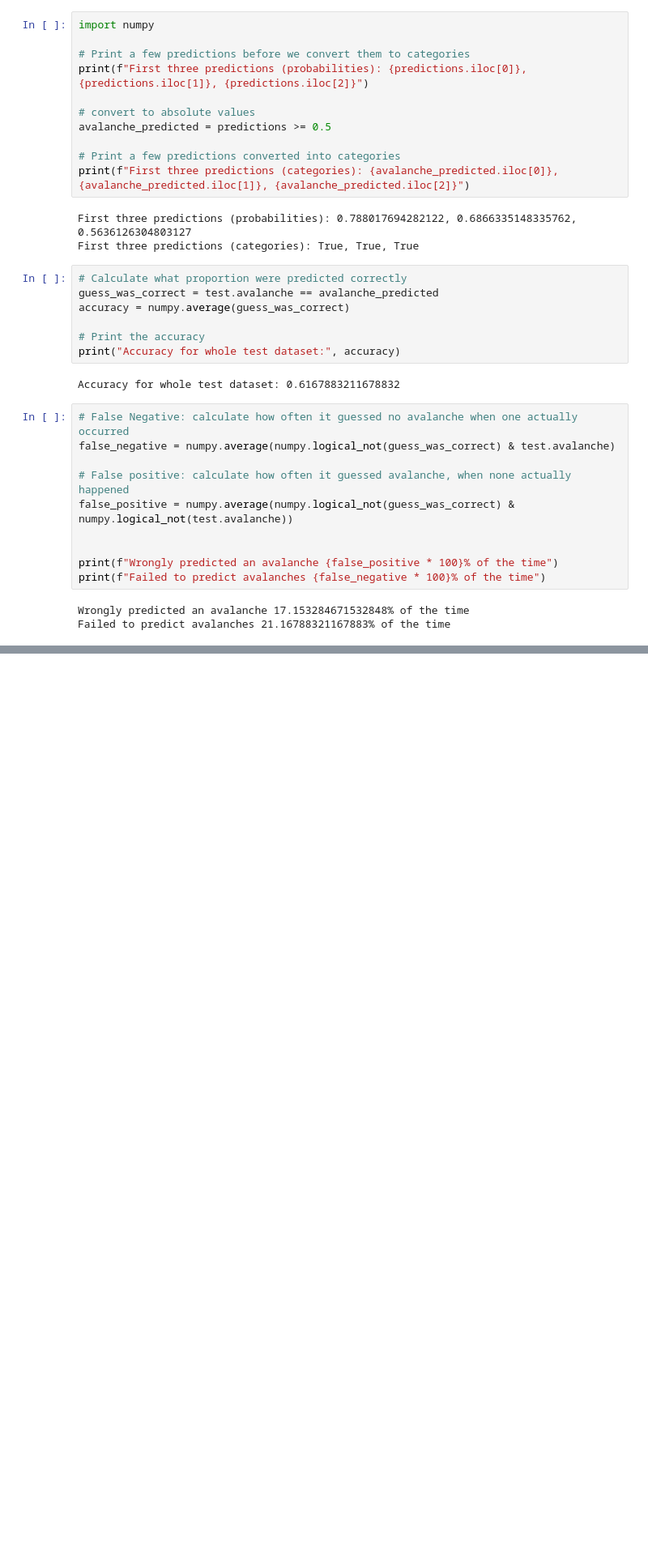
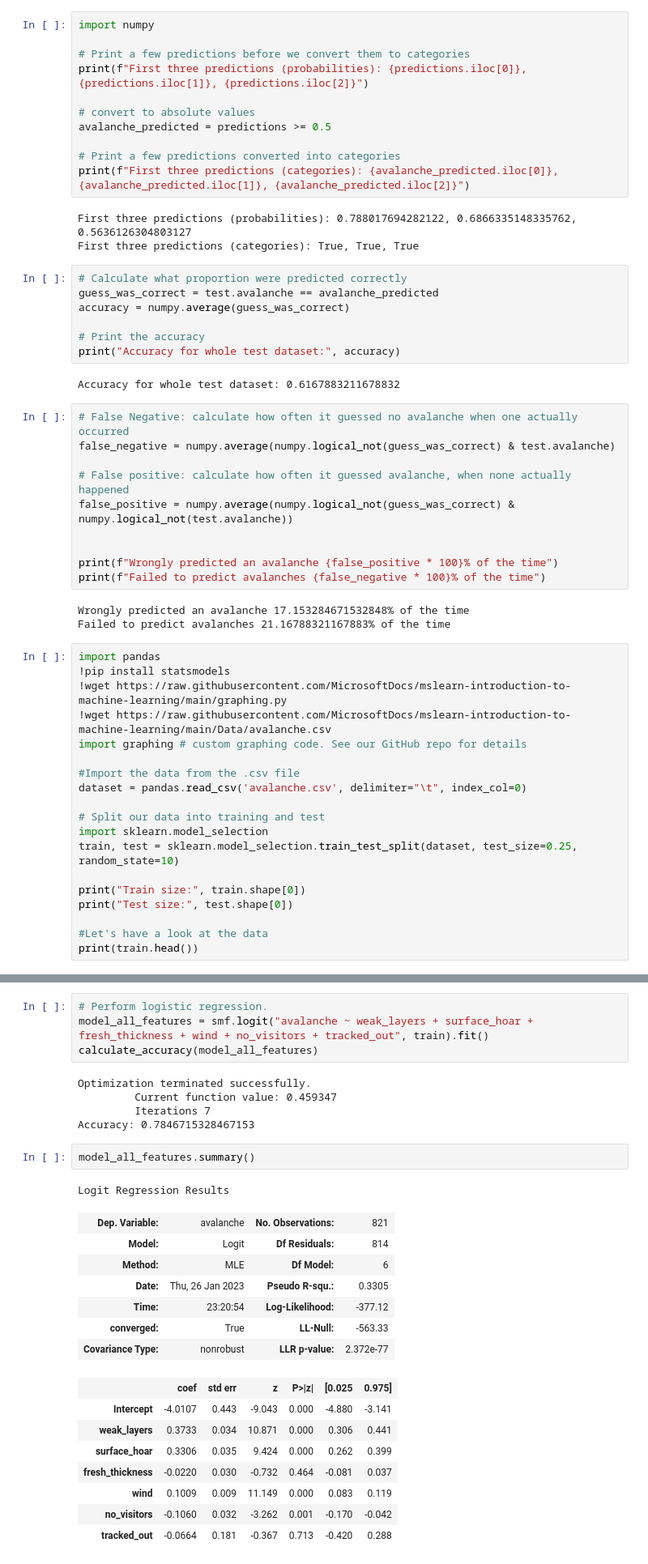
Before and after one commit to sunnylistax25/ClassificationModels, a Jupyter notebook: SimpleLogisticModel.ipynb, the cells around one changed output, grey strips where cells are left out. Shown at 81% size. Drawn from its saved outputs; the diff is of its cells as text; blank space fills up the shorter version.

Commit message:
Classification model update with multiple features

```diff
--- a/SimpleLogisticModel.ipynb
+++ b/SimpleLogisticModel.ipynb
@@ -300,3 +300,22 @@ print(f"Failed to predict avalanches {false_negative * 100}% of the time")
 # %% [output]
 Wrongly predicted an avalanche 17.153284671532848% of the time
 Failed to predict avalanches 21.16788321167883% of the time
+# %%
+import pandas
+!pip install statsmodels
+!wget https://raw.githubusercontent.com/MicrosoftDocs/mslearn-introduction-to-machine-learning/main/graphing.py
+!wget https://raw.githubusercontent.com/MicrosoftDocs/mslearn-introduction-to-machine-learning/main/Data/avalanche.csv
+import graphing # custom graphing code. See our GitHub repo for details
+
+#Import the data from the .csv file
+dataset = pandas.read_csv('avalanche.csv', delimiter="\t", index_col=0)
+
+# Split our data into training and test
+import sklearn.model_selection
+train, test = sklearn.model_selection.train_test_split(dataset, test_size=0.25, random_state=10)
+
+print("Train size:", train.shape[0])
+print("Test size:", test.shape[0])
+
+#Let's have a look at the data
+print(train.head())
@@ -302,0 +373,28 @@ Failed to predict avalanches 21.16788321167883% of the time
+# %%
+# Perform logistic regression.
+model_all_features = smf.logit("avalanche ~ weak_layers + surface_hoar + fresh_thickness + wind + no_visitors + tracked_out", train).fit()
+calculate_accuracy(model_all_features)
+# %% [output]
+Optimization terminated successfully.
+         Current function value: 0.459347
+         Iterations 7
+Accuracy: 0.7846715328467153
+# %%
+model_all_features.summary()
+# %% [output]
+Logit Regression Results
+| Dep. Variable: | avalanche | No. Observations: | 821 |
+| Model: | Logit | Df Residuals: | 814 |
+| Method: | MLE | Df Model: | 6 |
+| Date: | Thu, 26 Jan 2023 | Pseudo R-squ.: | 0.3305 |
+| Time: | 23:20:54 | Log-Likelihood: | -377.12 |
+| converged: | True | LL-Null: | -563.33 |
+| Covariance Type: | nonrobust | LLR p-value: | 2.372e-77 |
+|  | coef | std err | z | P>|z| | [0.025 | 0.975] |
+| Intercept | -4.0107 | 0.443 | -9.043 | 0.000 | -4.880 | -3.141 |
+| weak_layers | 0.3733 | 0.034 | 10.871 | 0.000 | 0.306 | 0.441 |
+| surface_hoar | 0.3306 | 0.035 | 9.424 | 0.000 | 0.262 | 0.399 |
+| fresh_thickness | -0.0220 | 0.030 | -0.732 | 0.464 | -0.081 | 0.037 |
+| wind | 0.1009 | 0.009 | 11.149 | 0.000 | 0.083 | 0.119 |
+| no_visitors | -0.1060 | 0.032 | -3.262 | 0.001 | -0.170 | -0.042 |
+| tracked_out | -0.0664 | 0.181 | -0.367 | 0.713 | -0.420 | 0.288 |
```
Also changed, not shown: parts of 12 cells of this notebook.
